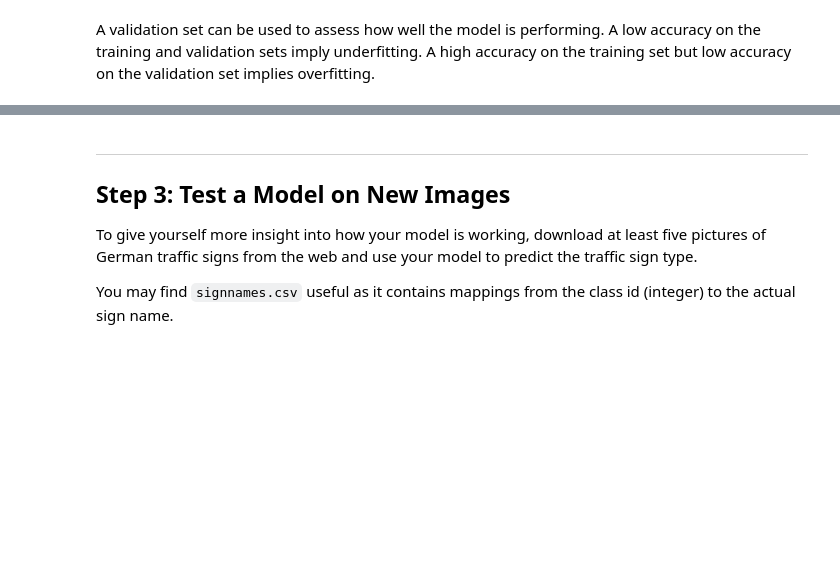
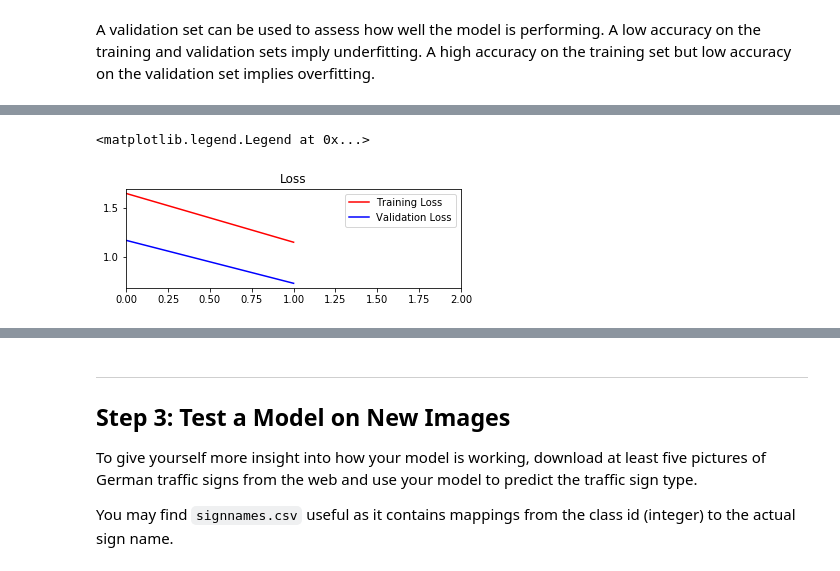
Before and after one commit to TrunksLegendary/Udacity-SDCE-CarND-Traffic-Sign-Classifier-Project, a Jupyter notebook: Traffic_Sign_Classifier.ipynb, the cells around one changed output, grey strips where cells are left out. Saved outputs shown, nothing was run; the diff lists cells and outputs as text; code cells hidden in the pictures; blank space fills up the shorter version.

Commit message:
init-re running the notebook with all EPOCHS enabled

```diff
--- a/Traffic_Sign_Classifier.ipynb
+++ b/Traffic_Sign_Classifier.ipynb
@@ -193,3 +303,33 @@ def cnn_model_fn(x):
+# %%
+x = tf.placeholder(tf.float32, (None, 32, 32, 1))
+y = tf.placeholder(tf.int32, (None))
+oneHot = tf.one_hot(y, 43)
+keep_prob = tf.placeholder(tf.float32)
+
+rate = 0.001
+logits = LeNet(x)
+X_Entro = tf.nn.softmax_cross_entropy_with_logits(labels=oneHot, logits=logits)
+operationLoss = tf.reduce_mean(X_Entro)
+optimizer = tf.train.AdamOptimizer(learning_rate = rate)
+trainOp = optimizer.minimize(operationLoss)
+
+predictionAccuracy = tf.equal(tf.argmax(logits, 1), tf.argmax(oneHot, 1))
+operationAccuracy = tf.reduce_mean(tf.cast(predictionAccuracy, tf.float32))
+fileStore = tf.train.Saver()
+
+def evaluate(X_data, y_data,prob):
+    examplesCount = len(X_data)
+    accuracyTotal = 0
+    lossTotal=0
+    sess = tf.get_default_session()
+    for offset in range(0, examplesCount, BATCH_SIZE):
+        xBucket, yBucket = X_data[offset:offset+BATCH_SIZE], y_data[offset:offset+BATCH_SIZE]
+        loss,accuracy = sess.run([operationLoss,operationAccuracy], feed_dict={x: xBucket, y: yBucket,keep_prob:prob})
+        accuracyTotal += (accuracy * len(xBucket))
+        lossTotal += (loss * len(xBucket))
+    return lossTotal/examplesCount,accuracyTotal / examplesCount
+
+save_file = './CheckpointSaves/model.ckpt'
 # %% [markdown]
 ### Train, Validate and Test the Model
 # %% [markdown]
@@ -260,0 +412,10 @@ AttributeError: module 'tensorflow' has no attribute 'layers'
+# %%
+plotLoss=plt.subplot(2,1,1)
+plotLoss.set_title('Loss')
+plotLoss.plot(TlH, 'r', label='Training Loss')
+plotLoss.plot(VlH, 'b', label='Validation Loss')
+plotLoss.set_xlim([0, EPOCHS])
+plotLoss.legend(loc=1)
+# %% [output]
+<matplotlib.legend.Legend at 0x...>
+[figure, added]
```
Also changed, not shown: parts of 20 cells of this notebook, 20 other files.
